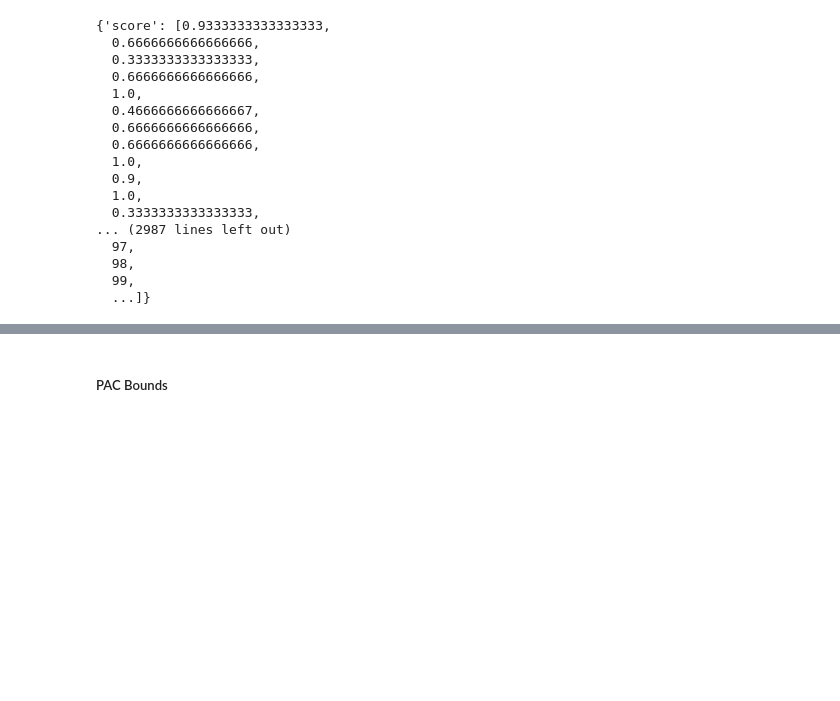
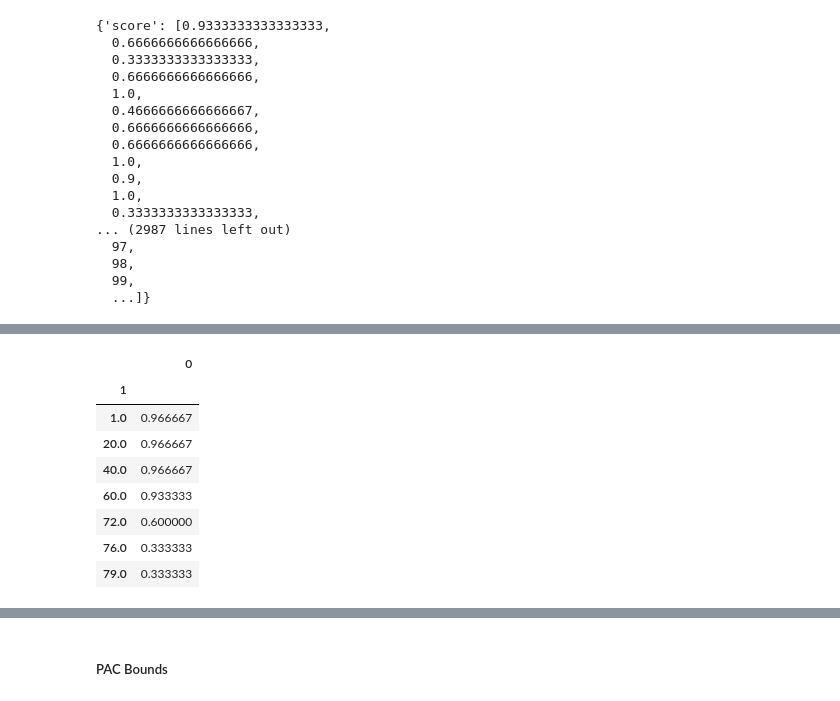
Before and after one commit to aguilarjose11/Perceptron-Corruption, a Jupyter notebook: ResultAnalysis.ipynb, the cells around one changed output, grey strips where cells are left out. Saved outputs shown, nothing was run; the diff lists cells and outputs as text; code cells hidden in the pictures; blank space fills up the shorter version.

```diff
--- a/ResultAnalysis.ipynb
+++ b/ResultAnalysis.ipynb
@@ -603,0 +589,12 @@ ax.figure.savefig('iris_percent.png', dpi=200)
+# %%
+pd.DataFrame([iris_data['score'], iris_data['buckets'], ]).T.groupby([1]).min().loc[[1, 20, 40, 60, 72, 76, 79]]
+# %% [output]
+|  | 0 |
+| 1 |  |
+| 1.0 | 0.966667 |
+| 20.0 | 0.966667 |
+| 40.0 | 0.966667 |
+| 60.0 | 0.933333 |
+| 72.0 | 0.600000 |
+| 76.0 | 0.333333 |
+| 79.0 | 0.333333 |
```
Also changed, not shown: parts of 6 cells of this notebook, 15 other files.
